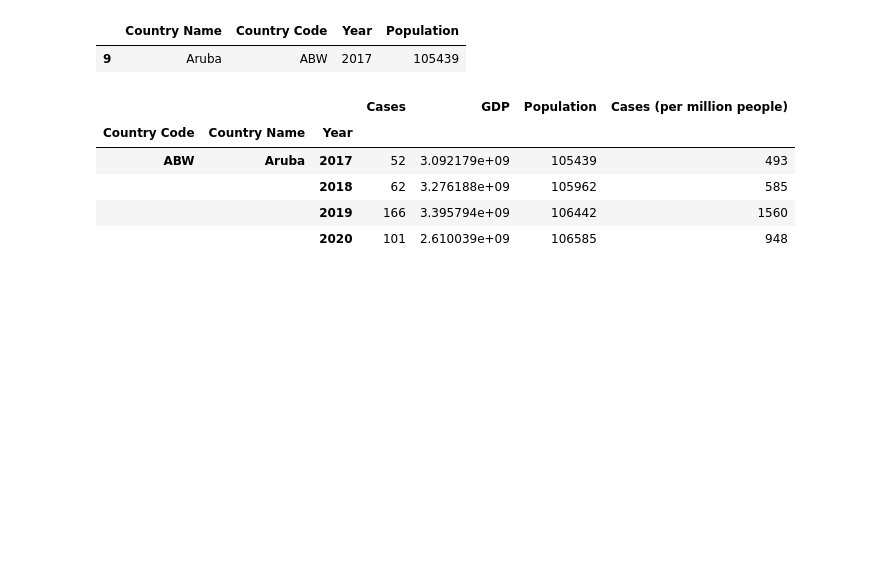
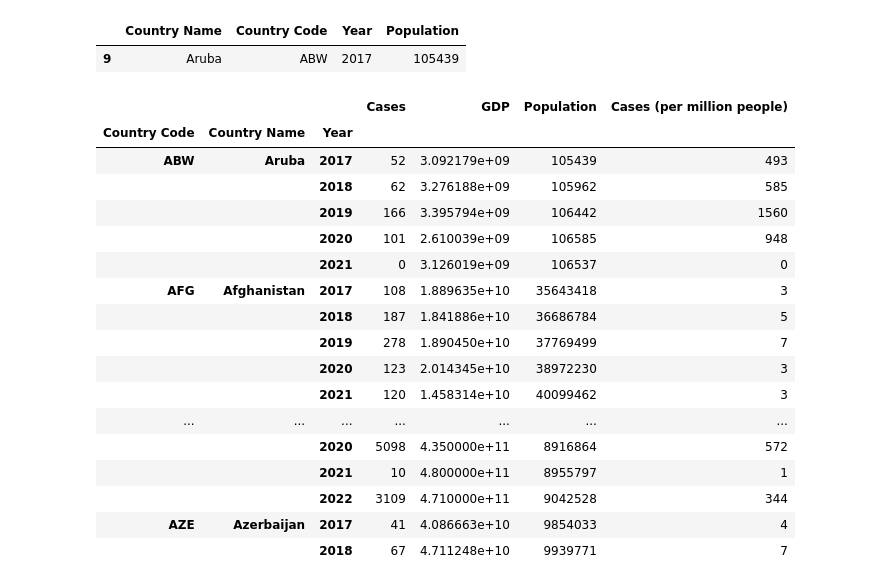
Before and after one commit to PianoPalf/group-project-pyflu, a Jupyter notebook: PyFlu_dataframes_SP.ipynb, the cells around one changed output. Cells and saved outputs as stored; diff of their text form; code cells hidden in the pictures; blank space fills up the shorter version.

```diff
--- a/PyFlu_dataframes_SP.ipynb
+++ b/PyFlu_dataframes_SP.ipynb
@@ -383,11 +383,23 @@ populations_one_column_df[(populations_one_column_df['Country Name'] == 'Aruba')
 |  | Country Name | Country Code | Year | Population |
 | 9 | Aruba | ABW | 2017 | 105439 |
 # %%
-flu_gdp_pop_summary_df.head(4)
+flu_gdp_pop_summary_df.head(50)
 # %% [output]
 |  |  |  | Cases | GDP | Population | Cases (per million people) |
 | Country Code | Country Name | Year |  |  |  |  |
 | ABW | Aruba | 2017 | 52 | 3.092179e+09 | 105439 | 493 |
 |  |  | 2018 | 62 | 3.276188e+09 | 105962 | 585 |
 |  |  | 2019 | 166 | 3.395794e+09 | 106442 | 1560 |
 |  |  | 2020 | 101 | 2.610039e+09 | 106585 | 948 |
+|  |  | 2021 | 0 | 3.126019e+09 | 106537 | 0 |
+| AFG | Afghanistan | 2017 | 108 | 1.889635e+10 | 35643418 | 3 |
+|  |  | 2018 | 187 | 1.841886e+10 | 36686784 | 5 |
+|  |  | 2019 | 278 | 1.890450e+10 | 37769499 | 7 |
+|  |  | 2020 | 123 | 2.014345e+10 | 38972230 | 3 |
+|  |  | 2021 | 120 | 1.458314e+10 | 40099462 | 3 |
+| ... | ... | ... | ... | ... | ... | ... |
+|  |  | 2020 | 5098 | 4.350000e+11 | 8916864 | 572 |
+|  |  | 2021 | 10 | 4.800000e+11 | 8955797 | 1 |
+|  |  | 2022 | 3109 | 4.710000e+11 | 9042528 | 344 |
+| AZE | Azerbaijan | 2017 | 41 | 4.086663e+10 | 9854033 | 4 |
+|  |  | 2018 | 67 | 4.711248e+10 | 9939771 | 7 |
```
Also changed, not shown: 5 other files.
